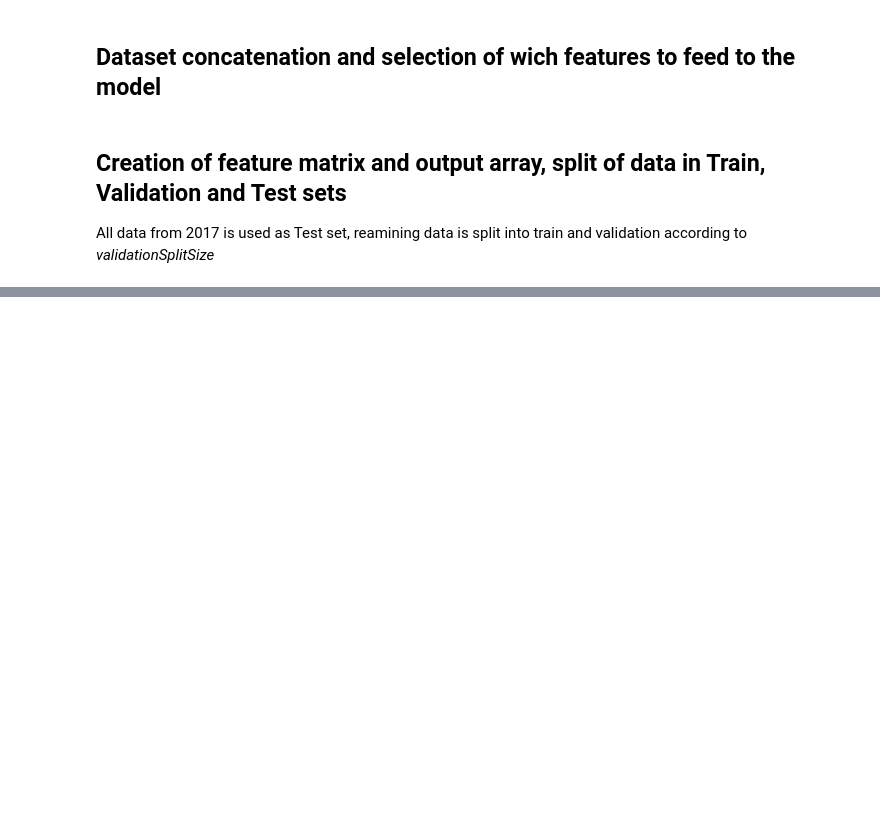
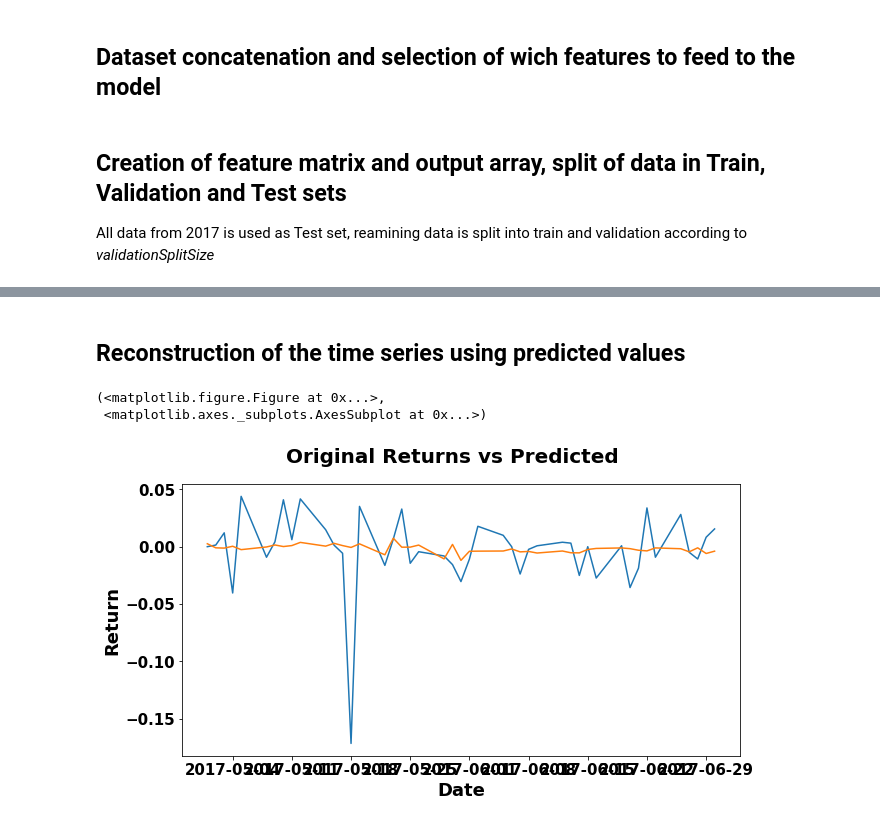
Before and after one commit to danilofrp/neural-stocks, a Jupyter notebook: notebooks/MLP/returns/PETR4/MLP_returns_simple.ipynb, the cells around one changed output, grey strips where cells are left out. Drawn from its saved outputs; the diff is of its cells as text; code cells hidden in the pictures; blank space fills up the shorter version.

```diff
--- a/notebooks/MLP/returns/PETR4/MLP_returns_simple.ipynb
+++ b/notebooks/MLP/returns/PETR4/MLP_returns_simple.ipynb
@@ -152,0 +256,17 @@ xTrain, yTrain, xVal, yVal, xTest, yTest = prepData(df = df,
+# %% [markdown]
+## Reconstruction of the time series using predicted values
+# %%
+predictions = MLP.predict(xTest)
+predictions = yScaler.inverse_transform(predictions)
+predictions_clean = []
+for p in predictions:
+    predictions_clean.extend(p)
+predictionsSeries = pd.Series(predictions_clean, index = df['2017'].index)
+
+plotSeries([df['PETR4_Close_returns'], predictionsSeries],
+           initialPlotDate = '2017-05', finalPlotDate = '2017-06',
+           title = 'Original Returns vs Predicted', ylabel = 'Return')
+# %% [output]
+(<matplotlib.figure.Figure at 0x...>,
+ <matplotlib.axes._subplots.AxesSubplot at 0x...>)
+[figure, added]
```
Also changed, not shown: parts of 12 cells of this notebook, 1 other file.
